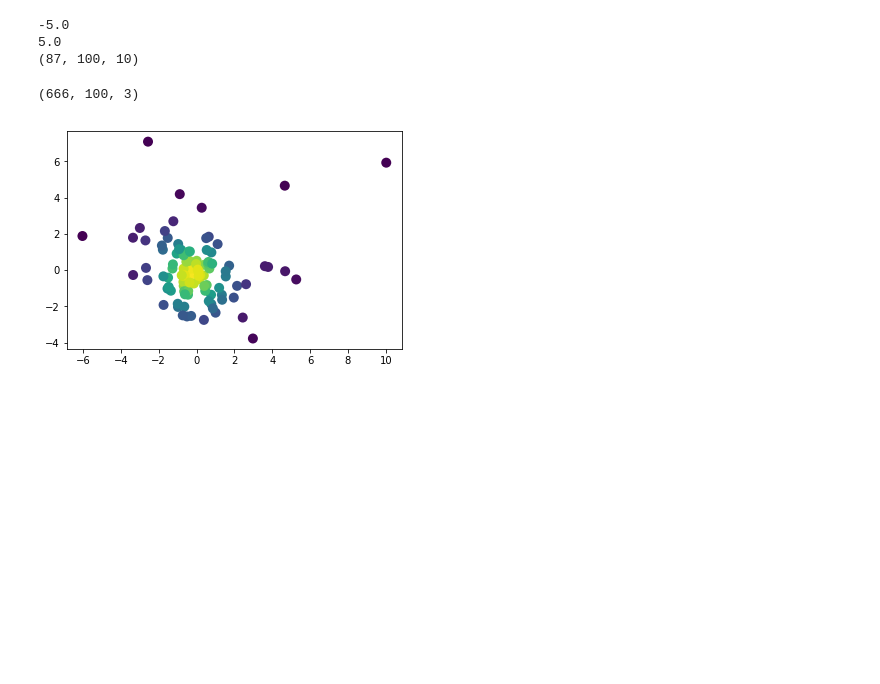
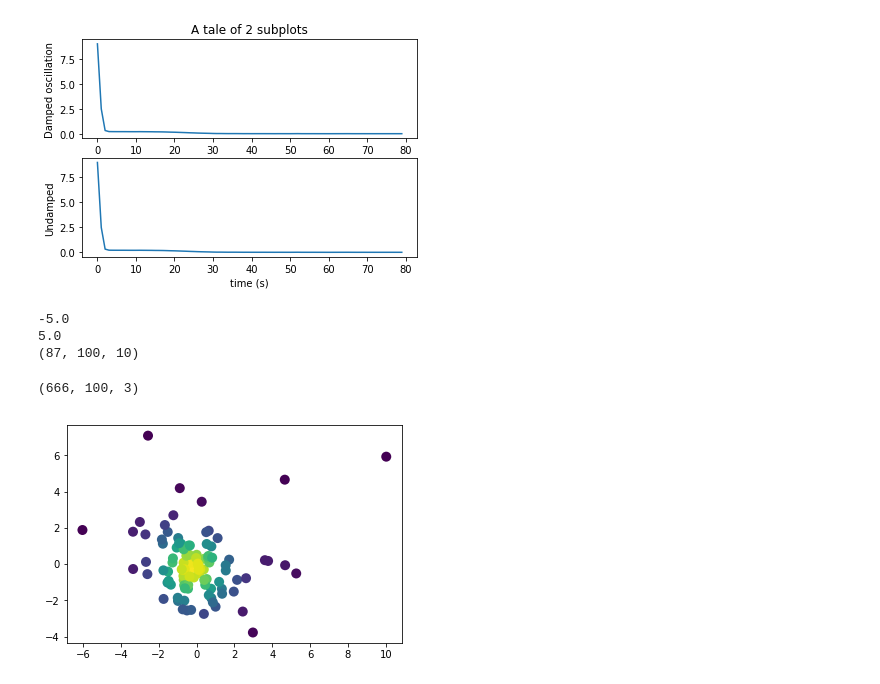
Before and after one commit to d4vidbiertmpl/Evolutionary-Computing, a Jupyter notebook: visualizations.ipynb, the cells around one changed output. Cells and saved outputs as stored; diff of their text form; code cells hidden in the pictures; blank space fills up the shorter version.

```diff
--- a/visualizations.ipynb
+++ b/visualizations.ipynb
@@ -10,3 +63,19 @@ populations = np.load('saved_runs/02_Schaffers_14_10_parameters_own_app.npy')
+# %%
+# Plots for paper
+
+plt.subplot(2, 1, 1)
+plt.plot(mean_diversity)
+plt.title('A tale of 2 subplots')
+plt.ylabel('Damped oscillation')
+
+plt.subplot(2, 1, 2)
+plt.plot(mean_diversity)
+plt.xlabel('time (s)')
+plt.ylabel('Undamped')
+
+plt.show()
+# %% [output]
+[figure, added]
 # %%
 print np.min(populations)
 print np.max(populations)
```
Also changed, not shown: parts of 10 cells of this notebook, 3 other files.
